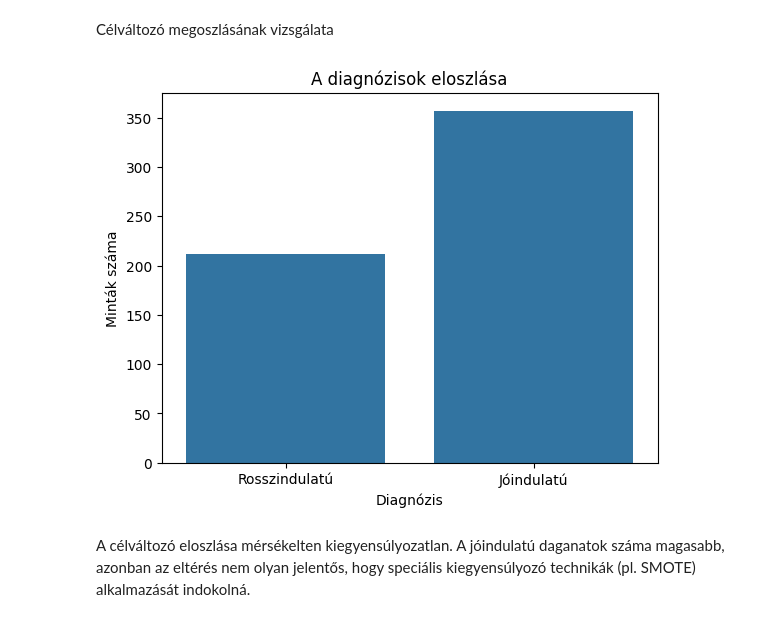
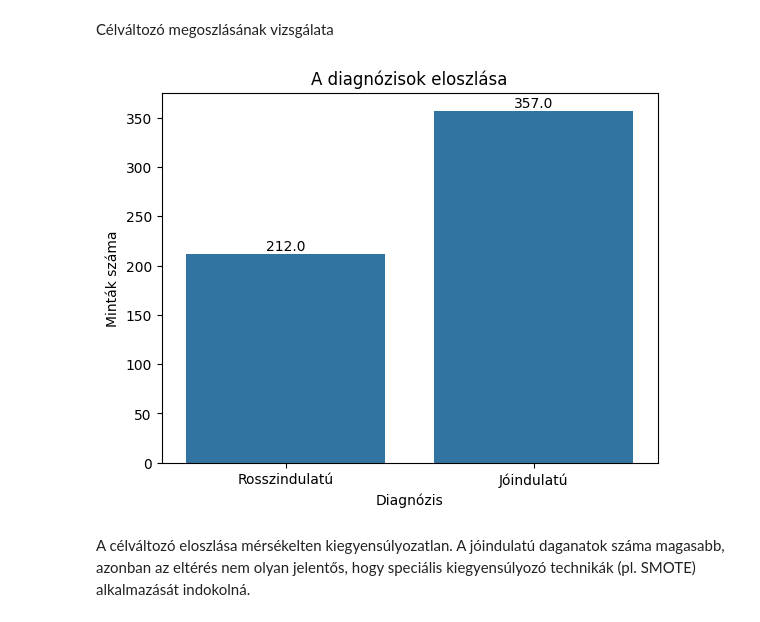
Before and after one commit to RaczNikoletta/Artificial-intelligence, a Jupyter notebook: PE_SupervisedML/beadando.ipynb, the cells around one changed output. Cells and saved outputs as stored; diff of their text form; code cells hidden in the pictures.

```diff
--- a/PE_SupervisedML/beadando.ipynb
+++ b/PE_SupervisedML/beadando.ipynb
@@ -83,16 +83,25 @@ Célváltozó megoszlásának vizsgálata
 # %%
 ax = sns.countplot(x=df["target"])
 
 ax.set_xticklabels(
     ["Rosszindulatú", "Jóindulatú"]
 )
 
+for p in ax.patches:
+    ax.annotate(
+        str(p.get_height()),
+        (p.get_x() + p.get_width()/2,
+         p.get_height()),
+        ha="center",
+        va="bottom"
+    )
+
 plt.xlabel("Diagnózis")
 plt.ylabel("Minták száma")
 plt.title("A diagnózisok eloszlása")
 
 plt.show()
 # %% [output]
-[figure, old version]
+[figure, new version]
 # %% [markdown]
 A célváltozó eloszlása mérsékelten kiegyensúlyozatlan. A jóindulatú daganatok száma magasabb, azonban az eltérés nem olyan jelentős, hogy speciális kiegyensúlyozó technikák (pl. SMOTE) alkalmazását indokolná.
```
